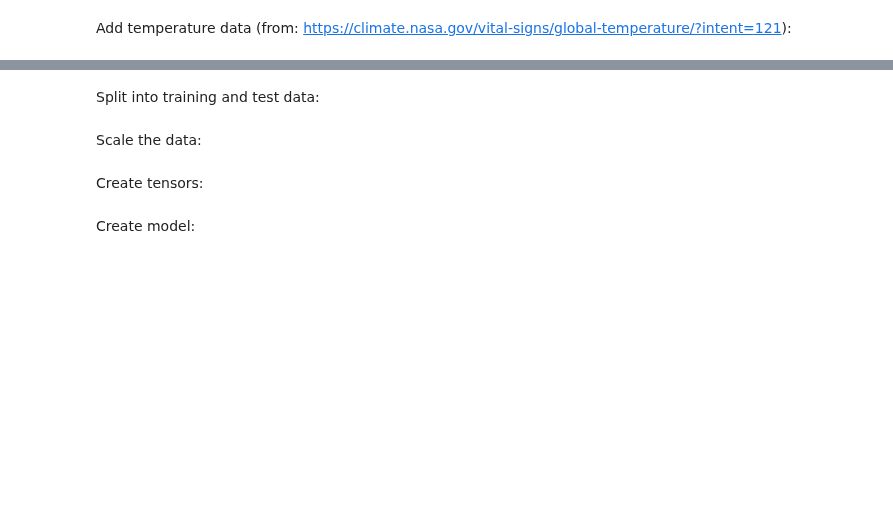
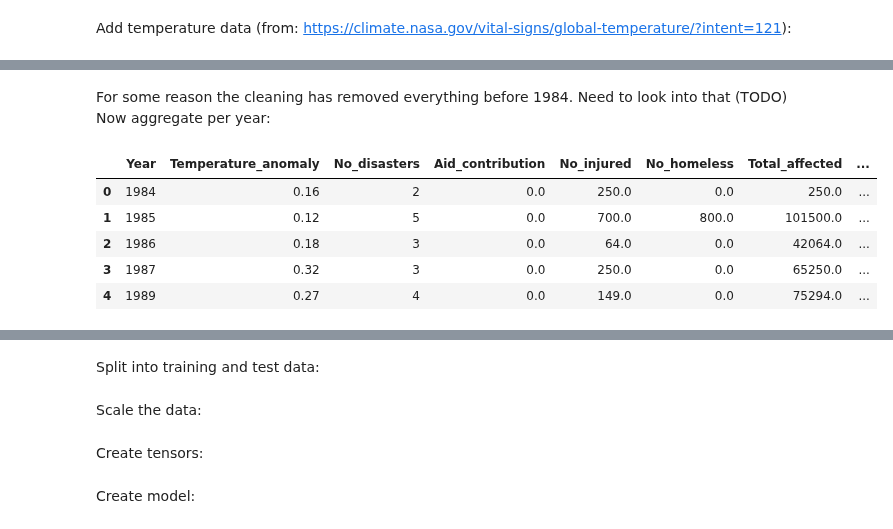
Before and after one commit to hellegje/fys-stk4155, a Jupyter notebook: Project3/Project3.ipynb, the cells around one changed output, grey strips where cells are left out. Saved outputs shown, nothing was run; the diff lists cells and outputs as text; code cells hidden in the pictures; blank space fills up the shorter version.

```diff
--- a/Project3/Project3.ipynb
+++ b/Project3/Project3.ipynb
@@ -167,0 +162,24 @@ combined_df.head()
+# %% [markdown]
+For some reason the cleaning has removed everything before 1984. Need to look into that (TODO)
+Now aggregate per year:
+# %%
+year_df = combined_df.groupby('Year').agg(
+    Temperature_anomaly = ('No_Smoothing', 'mean'),
+    No_disasters = ('Year', 'size'),
+    Aid_contribution = ('Aid Contribution', 'sum'),
+    No_injured = ('No Injured', 'sum'),
+    No_homeless = ('No Homeless', 'sum'),
+    Total_affected = ('Total Affected', 'sum'),
+    Cpi = ('CPI', 'mean'),
+    Total_damages = ('Total Damages (\'000 US$)', 'sum'),
+    Insured_damages = ('Insured Damages (\'000 US$)', 'sum')
+).reset_index()
+
+year_df.head()
+# %% [output]
+|  | Year | Temperature_anomaly | No_disasters | Aid_contribution | No_injured | No_homeless | Total_affected | ... |
+| 0 | 1984 | 0.16 | 2 | 0.0 | 250.0 | 0.0 | 250.0 | ... |
+| 1 | 1985 | 0.12 | 5 | 0.0 | 700.0 | 800.0 | 101500.0 | ... |
+| 2 | 1986 | 0.18 | 3 | 0.0 | 64.0 | 0.0 | 42064.0 | ... |
+| 3 | 1987 | 0.32 | 3 | 0.0 | 250.0 | 0.0 | 65250.0 | ... |
+| 4 | 1989 | 0.27 | 4 | 0.0 | 149.0 | 0.0 | 75294.0 | ... |
```
Also changed, not shown: parts of 9 cells of this notebook.
